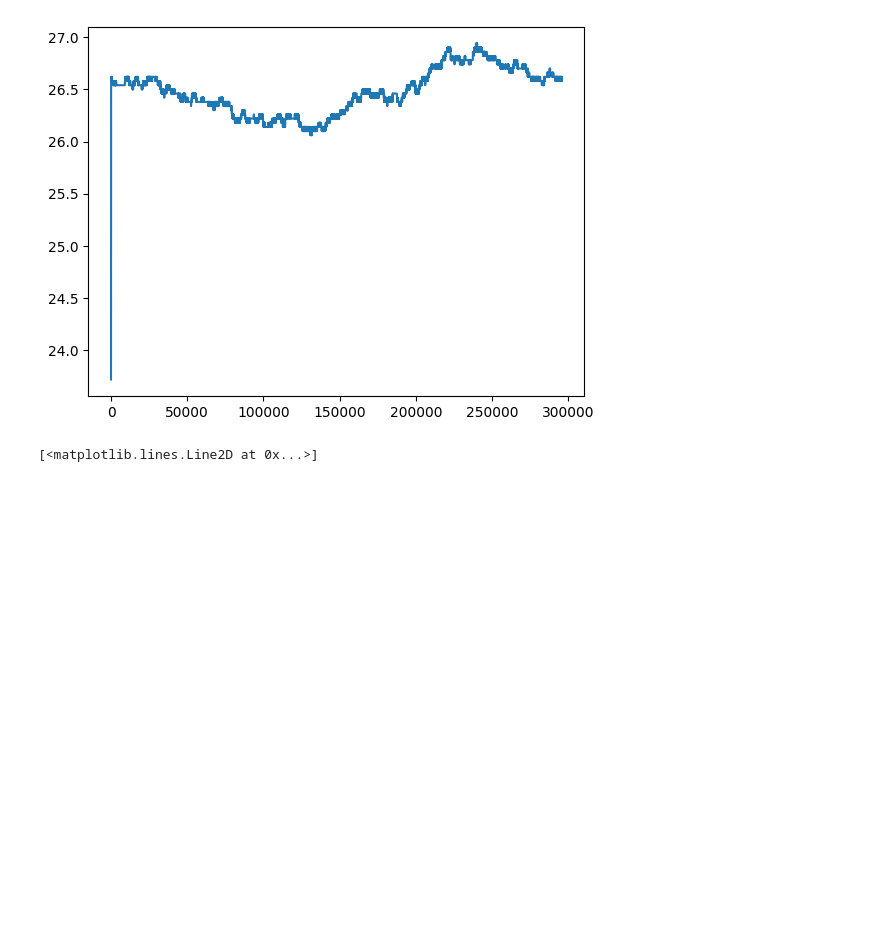
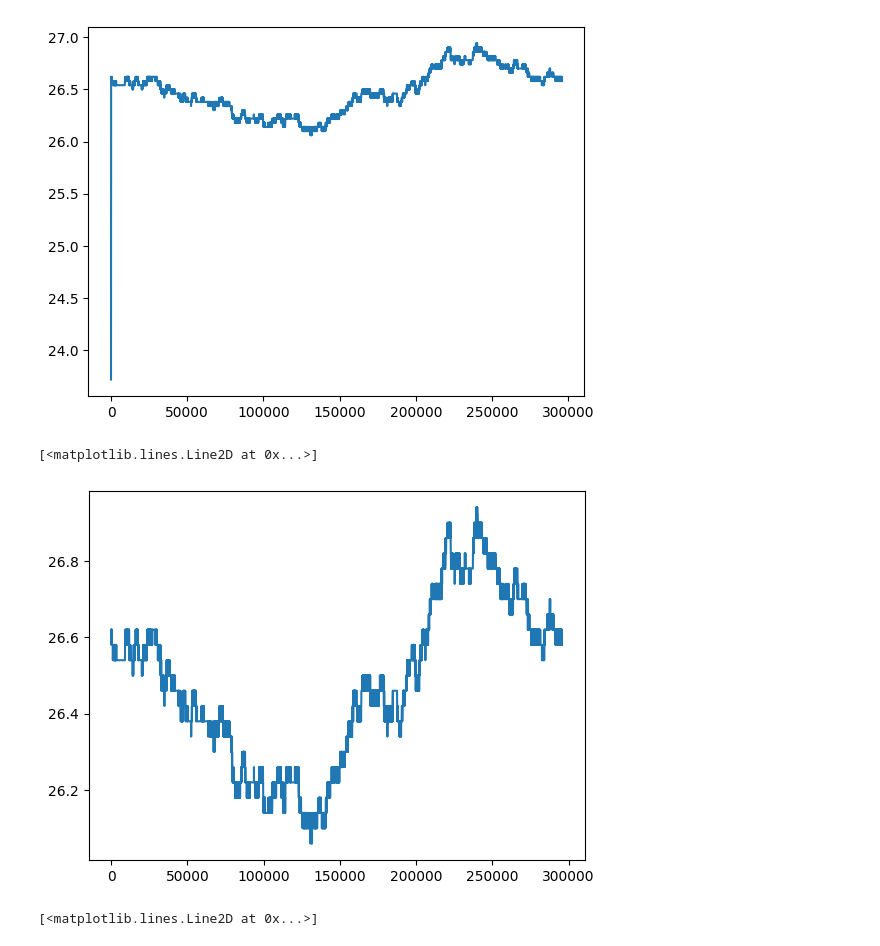
Before and after one commit to Jwdegames/GasSensorMLTasks, a Jupyter notebook: gas_sensor_RF.ipynb, the cells around one changed output. Cells and saved outputs as stored; diff of their text form; code cells hidden in the pictures; blank space fills up the shorter version.

Commit message:
With different dataset as well

```diff
--- a/gas_sensor_RF.ipynb
+++ b/gas_sensor_RF.ipynb
@@ -90,6 +111,16 @@ plt.plot(df.loc[:,"Temperature (C)"])
 # %% [output]
 [<matplotlib.lines.Line2D at 0x...>]
 [figure]
+# %%
+# Drop the first row of the dataset "df"
+
+#the only out of range record (based on the temperature value is first record) which is removed
+df_1 = df.drop(df.index[0])
+
+plt.plot(df_1.loc[:,"Temperature (C)"])
+# %% [output]
+[<matplotlib.lines.Line2D at 0x...>]
+[figure, added]
 # %%
 plt.plot(df.loc[:,"Flow rate (mL/min)"])
 # %% [output]
```
Also changed, not shown: parts of 12 cells of this notebook.
